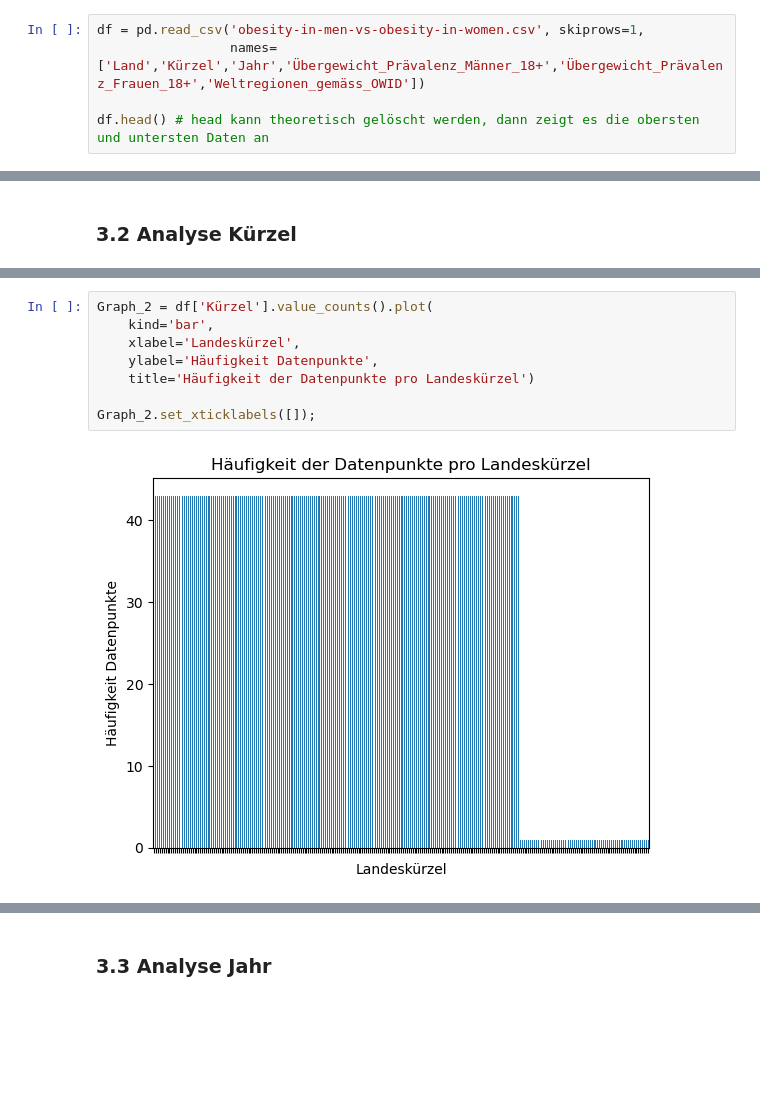
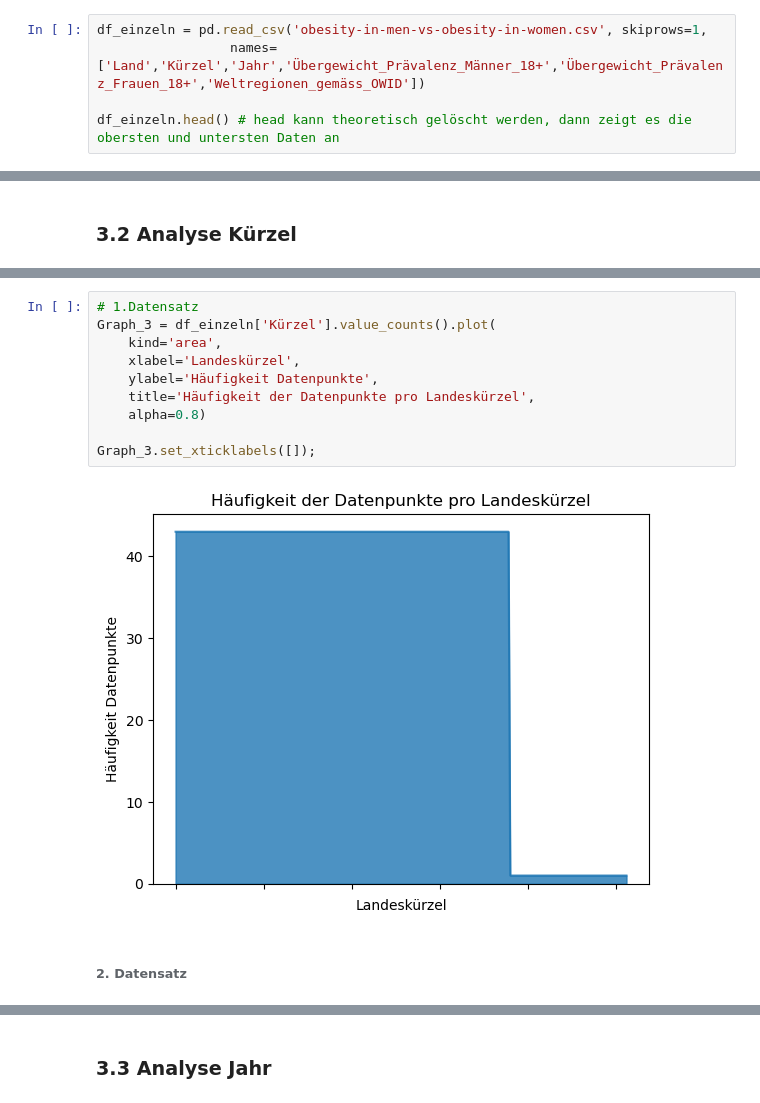
Before and after one commit to Hirnfresser/Leistungsnachweis_Phyton, a Jupyter notebook: Grundgerüst_Leistungsnachweis.ipynb, the cells around one changed output, grey strips where cells are left out. Cells and saved outputs as stored; diff of their text form; blank space fills up the shorter version.

Commit message:
Rohdaten für beide Datensätze

```diff
--- a/Grundgerüst_Leistungsnachweis.ipynb
+++ b/Grundgerüst_Leistungsnachweis.ipynb
@@ -90,10 +91,10 @@ df.head() # head kann theoretisch gelöscht werden, dann zeigt es die obersten u
 | 3 | Afghanistan | AFG | 1978 | 0.2 | 0.9 | NaN |
 | 4 | Afghanistan | AFG | 1979 | 0.3 | 1.0 | NaN |
 # %%
-df = pd.read_csv('obesity-in-men-vs-obesity-in-women.csv', skiprows=1,
+df_einzeln = pd.read_csv('obesity-in-men-vs-obesity-in-women.csv', skiprows=1,
                  names=['Land','Kürzel','Jahr','Übergewicht_Prävalenz_Männer_18+','Übergewicht_Prävalenz_Frauen_18+','Weltregionen_gemäss_OWID'])
 
-df.head() # head kann theoretisch gelöscht werden, dann zeigt es die obersten und untersten Daten an
+df_einzeln.head() # head kann theoretisch gelöscht werden, dann zeigt es die obersten und untersten Daten an
 # %% [output]
 |  | Land | Kürzel | Jahr | Übergewicht_Prävalenz_Männer_18+ | Übergewicht_Prävalenz_Frauen_18+ | Weltregionen_gemäss_OWID |
 | 0 | Afghanistan | AFG | 1975 | 0.2 | 0.8 | NaN |
@@ -279,10 +296,14 @@ Name: count, Length: 257, dtype: int64
 # %%
-Graph_2 = df['Kürzel'].value_counts().plot(
-    kind='bar',
+# 1.Datensatz
+Graph_3 = df_einzeln['Kürzel'].value_counts().plot(
+    kind='area',
     xlabel='Landeskürzel',
     ylabel='Häufigkeit Datenpunkte',
-    title='Häufigkeit der Datenpunkte pro Landeskürzel')
+    title='Häufigkeit der Datenpunkte pro Landeskürzel',
+    alpha=0.8)
 
-Graph_2.set_xticklabels([]);
+Graph_3.set_xticklabels([]);
 # %% [output]
-[figure, old version]
+[figure, new version]
+# %% [markdown]
+###### 2. Datensatz
```
Also changed, not shown: parts of 44 cells of this notebook.
